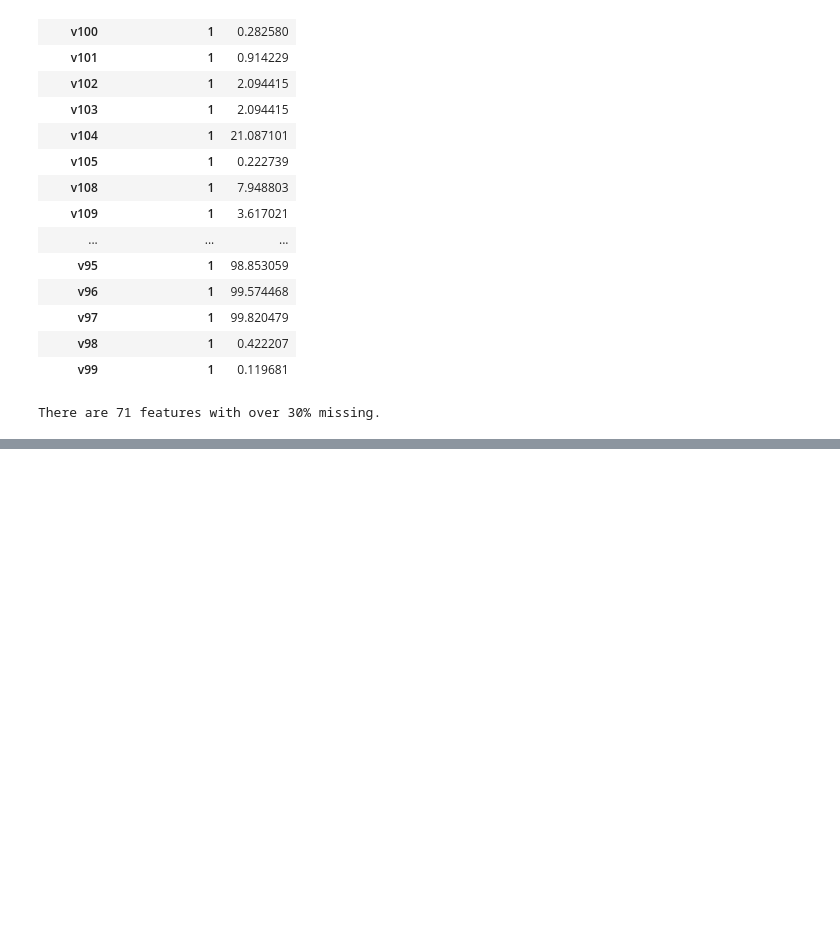
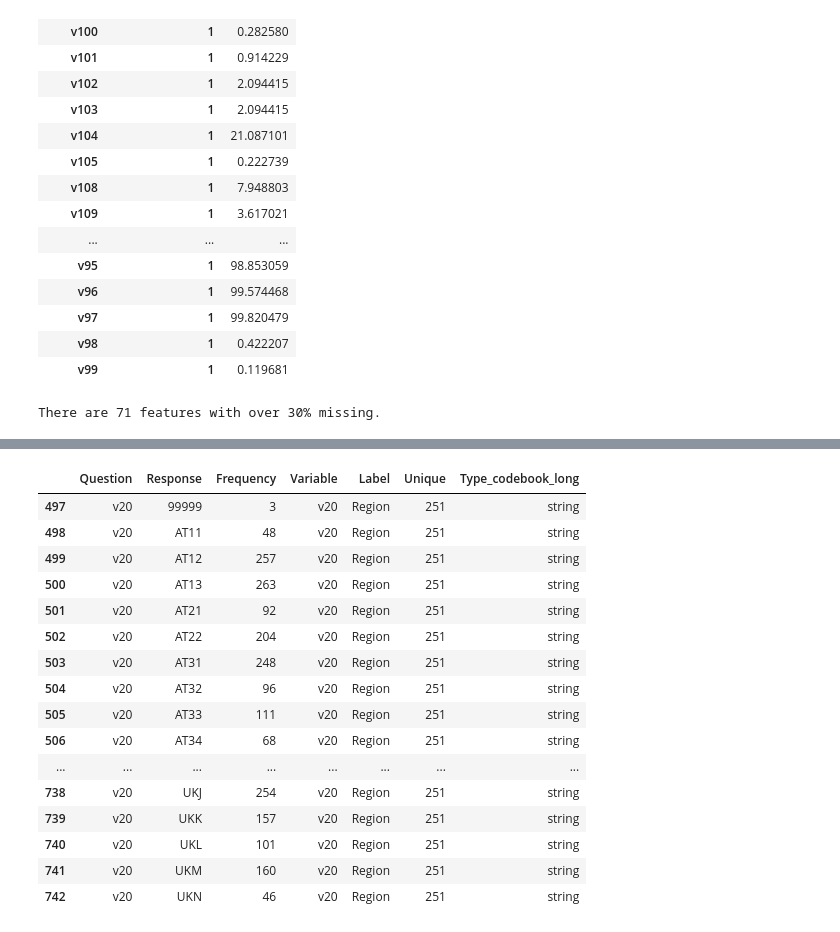
Before and after one commit to sabrina-tan/stat441-W20-project, a Jupyter notebook: 02-exploratory/EDA-Dylan.ipynb, the cells around one changed output, grey strips where cells are left out. Saved outputs shown, nothing was run; the diff lists cells and outputs as text; code cells hidden in the pictures; blank space fills up the shorter version.

```diff
--- a/02-exploratory/EDA-Dylan.ipynb
+++ b/02-exploratory/EDA-Dylan.ipynb
@@ -251,0 +349,21 @@ train_v2
+# %%
+# concerning responses: 99999
+frequency_train_v2[frequency_train_v2["Question"]=="v20"]
+# %% [output]
+|  | Question | Response | Frequency | Variable | Label | Unique | Type_codebook_long |
+| 497 | v20 | 99999 | 3 | v20 | Region | 251 | string |
+| 498 | v20 | AT11 | 48 | v20 | Region | 251 | string |
+| 499 | v20 | AT12 | 257 | v20 | Region | 251 | string |
+| 500 | v20 | AT13 | 263 | v20 | Region | 251 | string |
+| 501 | v20 | AT21 | 92 | v20 | Region | 251 | string |
+| 502 | v20 | AT22 | 204 | v20 | Region | 251 | string |
+| 503 | v20 | AT31 | 248 | v20 | Region | 251 | string |
+| 504 | v20 | AT32 | 96 | v20 | Region | 251 | string |
+| 505 | v20 | AT33 | 111 | v20 | Region | 251 | string |
+| 506 | v20 | AT34 | 68 | v20 | Region | 251 | string |
+| ... | ... | ... | ... | ... | ... | ... | ... |
+| 738 | v20 | UKJ | 254 | v20 | Region | 251 | string |
+| 739 | v20 | UKK | 157 | v20 | Region | 251 | string |
+| 740 | v20 | UKL | 101 | v20 | Region | 251 | string |
+| 741 | v20 | UKM | 160 | v20 | Region | 251 | string |
+| 742 | v20 | UKN | 46 | v20 | Region | 251 | string |
```
Also changed, not shown: parts of 25 cells of this notebook.
